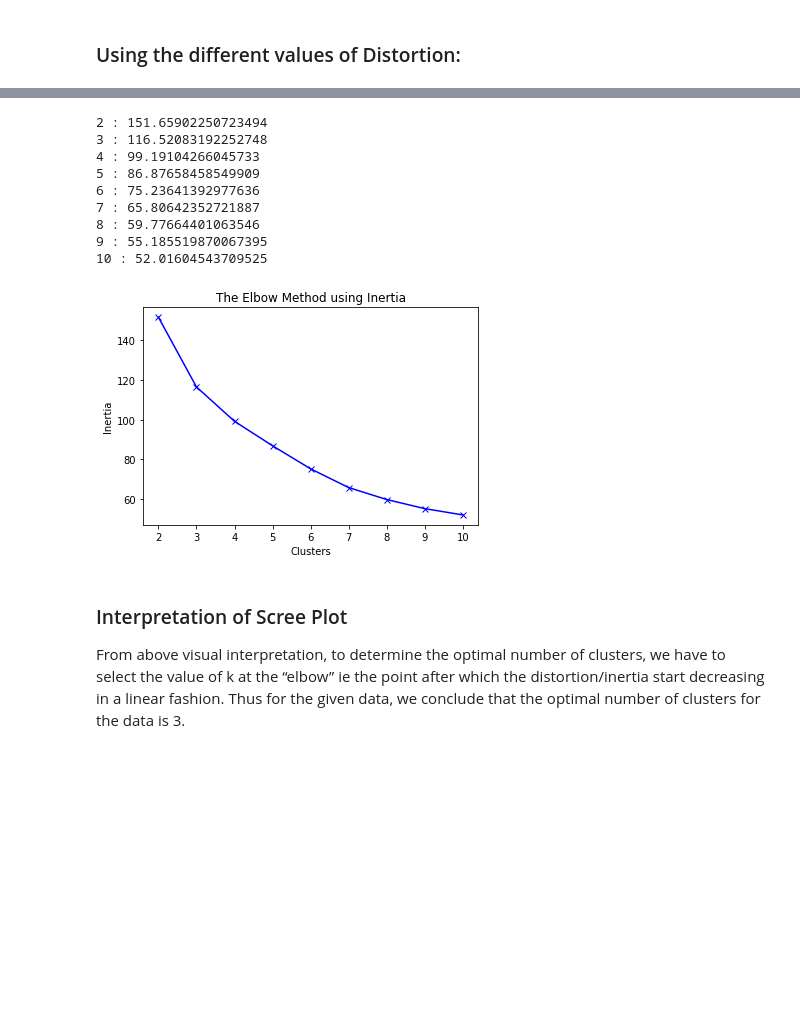
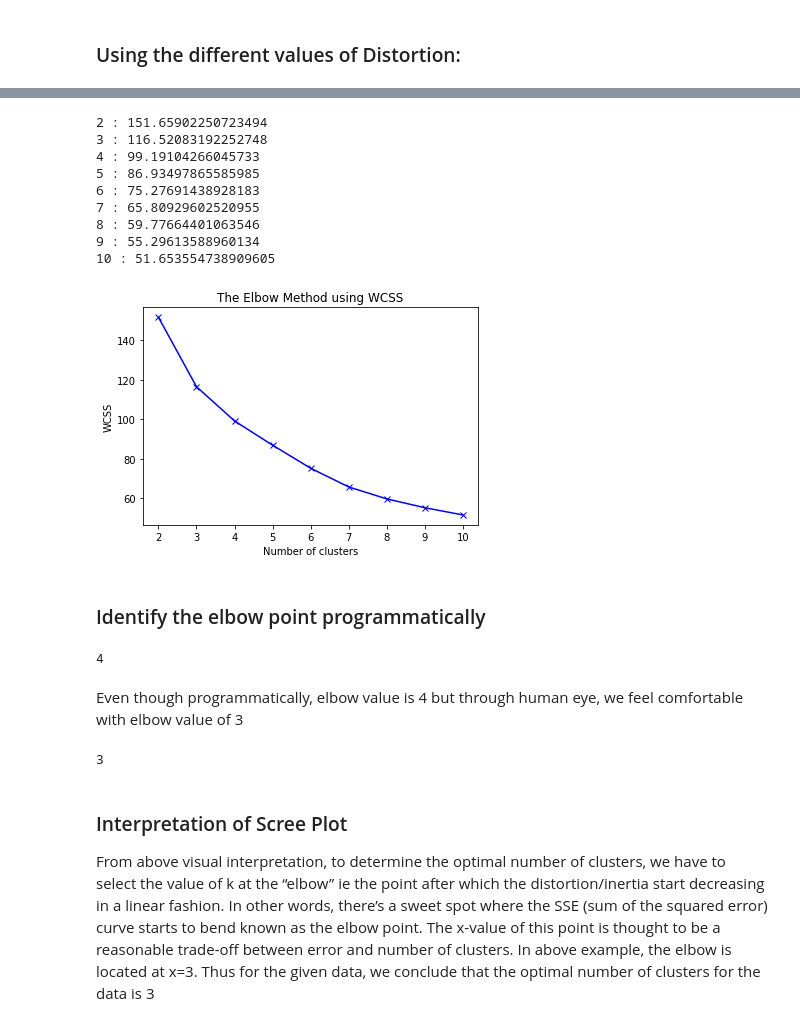
Before and after one commit to zqw86713/MSCA_31008_0N01_Winter_2023_Data_Mining_Principles, a Jupyter notebook: Assignment2/MScA_31008_Group_Assignment_2.ipynb, the cells around one changed output, grey strips where cells are left out. Drawn from its saved outputs; the diff is of its cells as text; code cells hidden in the pictures; blank space fills up the shorter version.

```diff
--- a/Assignment2/MScA_31008_Group_Assignment_2.ipynb
+++ b/Assignment2/MScA_31008_Group_Assignment_2.ipynb
@@ -117,3 +121,8 @@ Inertia: It is the sum of squared distances of samples to their closest cluster
+# %%
+min_clusters = 2
+max_clusters = 11
+kmean_random_state = 50 #Determines random number generation for centroid initialization
+kmean_n_init= 100       #The number of initializations to perform. The best results are kept.
 # %%
 # run kmeans with various number of clusters
 distortions = []
@@ -172,28 +197,45 @@ plt.show()
 # %%
-for key, val in mapping2.items():
+for key, val in wcss_mapping.items():
     print(f'{key} : {val}')
 # %% [output]
 2 : 151.65902250723494
 3 : 116.52083192252748
 4 : 99.19104266045733
-5 : 86.87658458549909
-6 : 75.23641392977636
-7 : 65.80642352721887
+5 : 86.93497865585985
+6 : 75.27691438928183
+7 : 65.80929602520955
 8 : 59.77664401063546
-9 : 55.185519870067395
-10 : 52.01604543709525
+9 : 55.29613588960134
+10 : 51.653554738909605
 # %%
 # scree plot
 fig, ax = plt.subplots()
 
-ax.plot(K, inertias, 'bx-')
-plt.xlabel('Clusters')
-plt.ylabel('Inertia')
-plt.title('The Elbow Method using Inertia')
+ax.plot(K, wcss, 'bx-')
+plt.xlabel('Number of clusters')
+plt.ylabel('WCSS')
+plt.title('The Elbow Method using WCSS')
 plt.show()
 # %% [output]
-[figure, old version]
+[figure, new version]
+# %% [markdown]
+### Identify the elbow point programmatically
+# %%
+kl = KneeLocator(
+    range(min_clusters, max_clusters), wcss, curve="convex", direction="decreasing"
+)
+kl.elbow
+# %% [output]
+4
+# %% [markdown]
+Even though programmatically, elbow value is 4 but through human eye, we feel comfortable with elbow value of 3
+# %%
+
+optimal_clusters = 3
+optimal_clusters
+# %% [output]
+3
 # %% [markdown]
 ### Interpretation of Scree Plot
 
-From above visual interpretation, to determine the optimal number of clusters, we have to select the value of k at the “elbow” ie the point after which the distortion/inertia start decreasing in a linear fashion. Thus for the given data, we conclude that the optimal number of clusters for the data is 3.
+From above visual interpretation, to determine the optimal number of clusters, we have to select the value of k at the “elbow” ie the point after which the distortion/inertia start decreasing in a linear fashion. In other words, there’s a sweet spot where the SSE (sum of the squared error) curve starts to bend known as the elbow point. The x-value of this point is thought to be a reasonable trade-off between error and number of clusters. In above example, the elbow is located at x=3. Thus for the given data, we conclude that the optimal number of clusters for the data is 3
```
Also changed, not shown: parts of 28 cells of this notebook, 2 other files.
